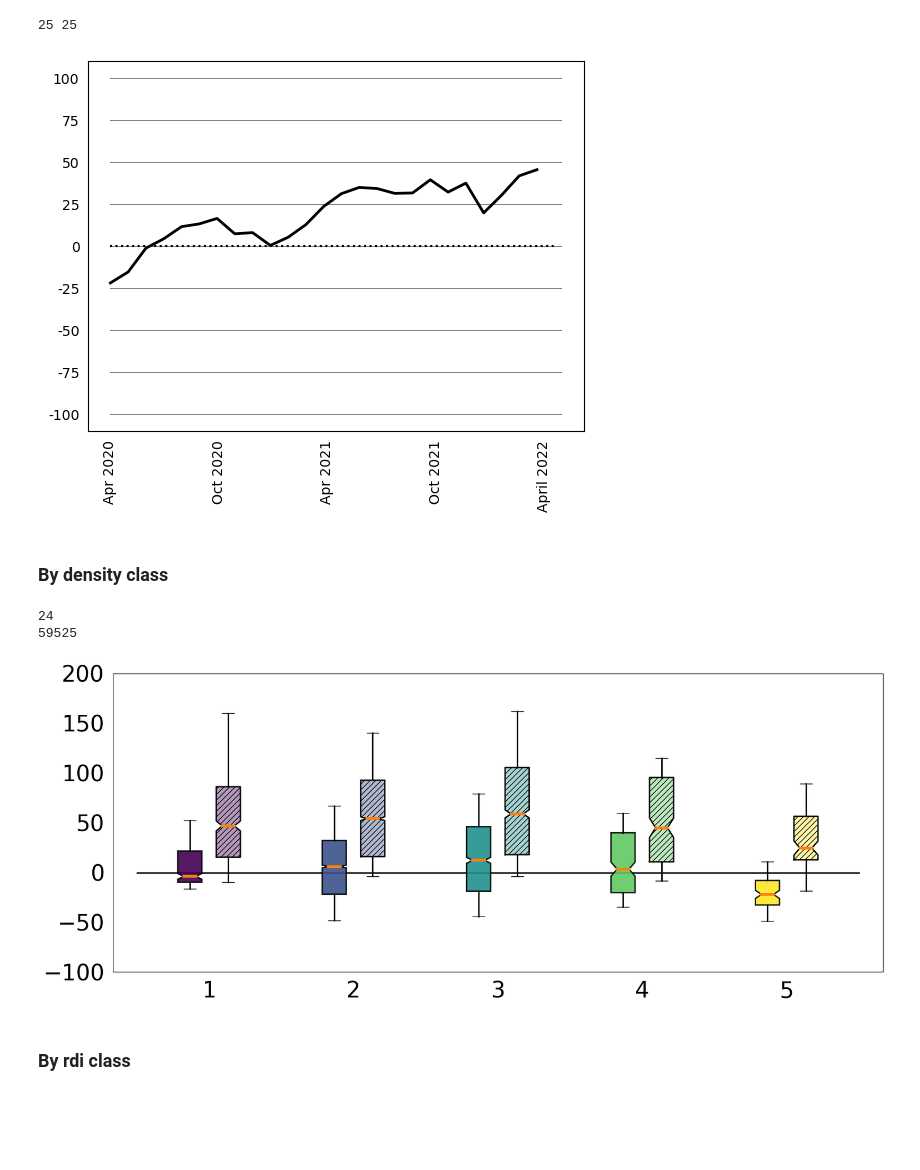
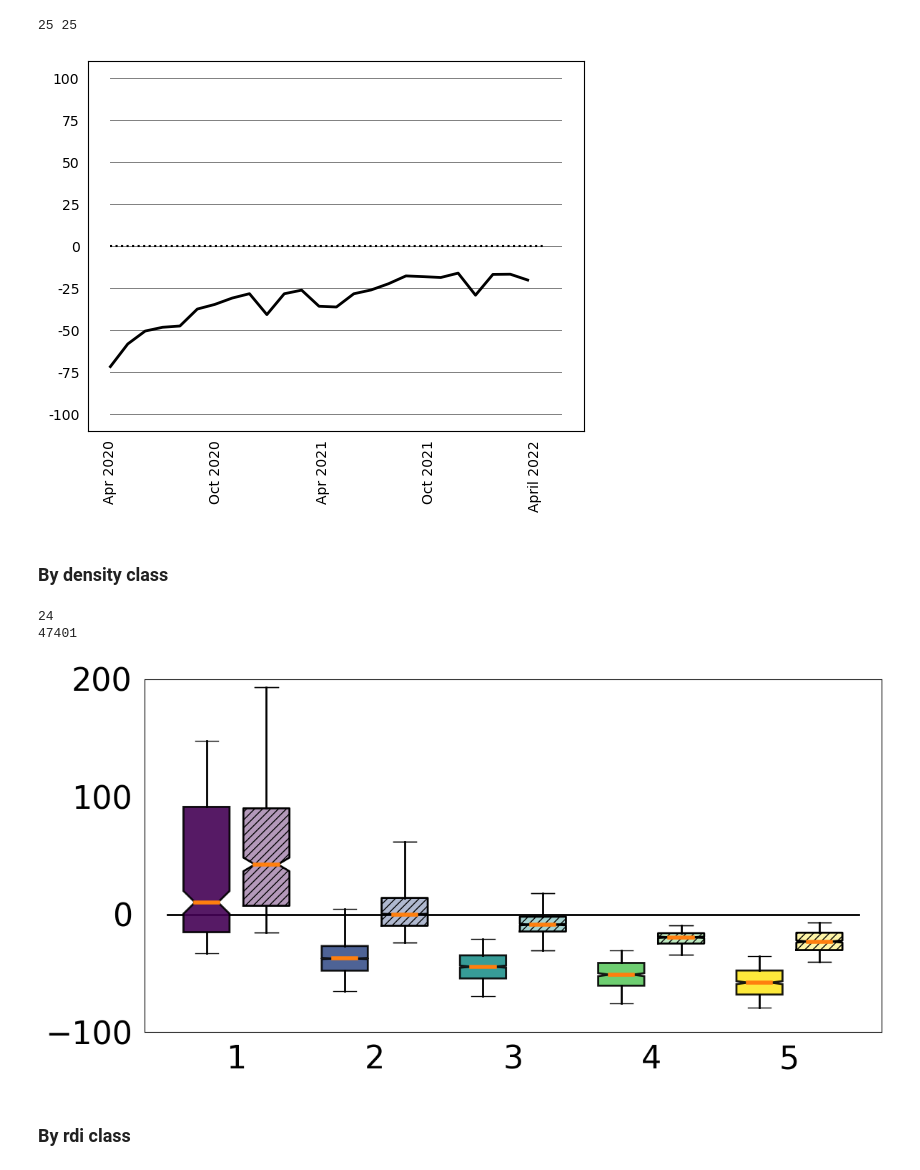
Before and after one commit to carmen-cabrera/latin-mobility-covid, a Jupyter notebook: code/analysis/04-boxplots-before-after.ipynb, the cells around one changed output. Saved outputs shown, nothing was run; the diff lists cells and outputs as text; code cells hidden in the pictures; blank space fills up the shorter version.

Commit message:
changes-figures

```diff
--- a/code/analysis/04-boxplots-before-after.ipynb
+++ b/code/analysis/04-boxplots-before-after.ipynb
@@ -43,7 +43,7 @@ warnings.filterwarnings("ignore")
 # %%
 wd = '/Users/carmen/Library/CloudStorage/OneDrive-TheUniversityofLiverpool/research/RECAST/latin-mobility-covid-local-files'
 
-country = 'Mexico'
+country = 'Colombia'
 
 if country=='Argentina':
     country_short = 'ARG'
@@ -193,7 +193,7 @@ else:
 df_mov_evo = pd.read_csv(wd + '/data/outputs/' + country_short + '/evo/mov_evo' + dist + raw + adjust + '.csv').drop('Unnamed: 0', axis=1)
 df_mov_evo_baseline = pd.read_csv(wd + '/data/outputs/' + country_short + '/evo/mov_evo_baseline' + dist + raw + '.csv').drop('Unnamed: 0', axis=1)
 # %%
-flows = 'inflows' # change to movs, inflows or outflows
+flows = 'outflows' # change to movs, inflows or outflows
 
 if flows == 'inflows' or flows == 'outflows':
     df_flows = pd.read_csv(wd + '/data/outputs/' + country_short + '/mov-analysis/' + flows + dist + raw + adjust + '.csv').drop('Unnamed: 0', axis=1)
@@ -256,7 +256,7 @@ ax.tick_params(axis = 'y', labelsize = 10, pad=6, rotation=0)
 plt.show()
 # %% [output]
 25 25
-[figure, old version]
+[figure, new version]
 # %% [markdown]
 ### By density class
 # %%
@@ -320,7 +320,7 @@ for i in range(n_class_density):
 first_month_perchange_density = np.array(first_month_perchange_density)
 last_month_perchange_density = np.array(last_month_perchange_density)
 # %%
-fig, ax = plt.subplots(figsize=(17, 7), layout='tight')
+fig, ax = plt.subplots(figsize=(12, 6), layout='tight')
 
 data = first_month_perchange_density
 ax.plot([-0.5,14.5],[0,0], color='k', linewidth=2, zorder=0)
@@ -347,8 +347,8 @@ for i in range(n_class_density):
     else:
         sample = list(data[i])
     data_boxplot.append(sample)
-    pos = i*3+1-0.45
-    width = 0.6
+    pos = i*3+1-0.8
+    width = 1
     means.append(np.mean(sample))
     medians.append(np.median(sample))
     modes.append(scipy.stats.mode(sample)[0][0])
@@ -372,8 +372,8 @@ for i in range(n_class_density):
 #                        whiskerprops = dict(linewidth = 1.2),
 #               zorder=6)
 
-bplot = ax.boxplot(data_boxplot, positions=[(i*3+1)-0.4 for i in range(n_class_density)],
-           notch=True, whis=[5, 95], showfliers=False,
+bplot = ax.boxplot(data_boxplot, positions=[(i*3+1)-0.65 for i in range(n_class_density)],
+           notch=True, whis=[5, 95], showfliers=False, widths=width,
            boxprops = dict(linewidth = 2),
            flierprops = dict(markeredgecolor='gray', marker='o', markersize=3),
            whiskerprops = dict(linewidth = 2),
@@ -409,8 +409,8 @@ for i in range(n_class_density):
     else:
         sample = list(data[i])
     data_boxplot.append(sample)
-    pos = i*3+1+0.4
-    width = 1.5
+    pos = i*3+1+0.8
+    width = 1
     means.append(np.mean(sample))
     medians.append(np.median(sample))
     modes.append(scipy.stats.mode(sample)[0][0])
@@ -434,8 +434,8 @@ for i in range(n_class_density):
 #                        whiskerprops = dict(linewidth = 1.2),
 #               zorder=6)
 
-bplot = ax.boxplot(data_boxplot, positions=[(i*3+1)+0.4 for i in range(n_class_density)],
-           notch=True, whis=[5, 95], showfliers=False,
+bplot = ax.boxplot(data_boxplot, positions=[(i*3+1)+0.65 for i in range(n_class_density)],
+           notch=True, whis=[5, 95], showfliers=False, widths=width,
            boxprops = dict(linewidth = 0),
            flierprops = dict(markeredgecolor='gray', marker='o', markersize=3),
            whiskerprops = dict(linewidth = 0),
@@ -445,37 +445,37 @@ bplot = ax.boxplot(data_boxplot, positions=[(i*3+1)+0.4 for i in range(n_class_d
           )
 for patch, color in zip(bplot['boxes'], colors):
     patch.set_facecolor(color)
     patch.set_alpha(0.4)
     patch.set(hatch = '///')
     patch._hatch_color = matplotlib.colors.to_rgba('k')
     patch.set_zorder(6)
 
-bplot = ax.boxplot(data_boxplot, positions=[(i*3+1)+0.4 for i in range(n_class_density)],
-           notch=True, whis=[5, 95], showfliers=False,
+bplot = ax.boxplot(data_boxplot, positions=[(i*3+1)+0.65 for i in range(n_class_density)],
+           notch=True, whis=[5, 95], showfliers=False, widths=width,
            boxprops = dict(linewidth = 2),
            flierprops = dict(markeredgecolor='gray', marker='o', markersize=3),
            whiskerprops = dict(linewidth = 2),
            medianprops = dict(linewidth = 4),
            zorder=7,
            patch_artist=False
           )
 
 ax.set_xlim([-1,15])
 ax.set_ylim([-100,200])
 
 ax.tick_params(axis = 'x', which = 'both', labelsize = 32, pad=12)
 ax.tick_params(axis = 'y', which = 'both', labelsize = 32, pad=12)
 ax.tick_params(axis = 'both', which = 'both', width = 0, length = 0, color = 'k')
 
 ax.set_xticks([1,4,7,10,13], [1,2,3,4,5])
 
 plt.savefig(wd + '/plots/boxplots/' + country_short + '_density.pdf', bbox_inches = 'tight')
 
 plt.show()
 # %% [output]
 24
-59525
+47401
-[figure, old version]
+[figure, new version]
 # %% [markdown]
 ### By rdi class
 # %%
```
Also changed, not shown: parts of 2 cells of this notebook, 23 other files.
